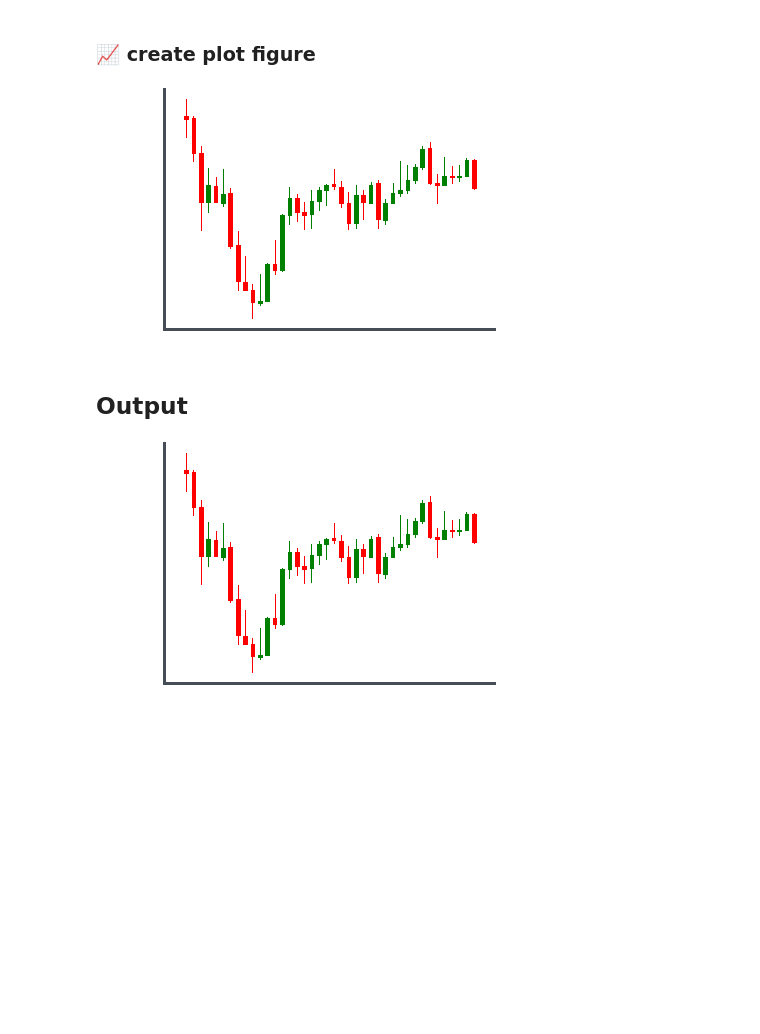
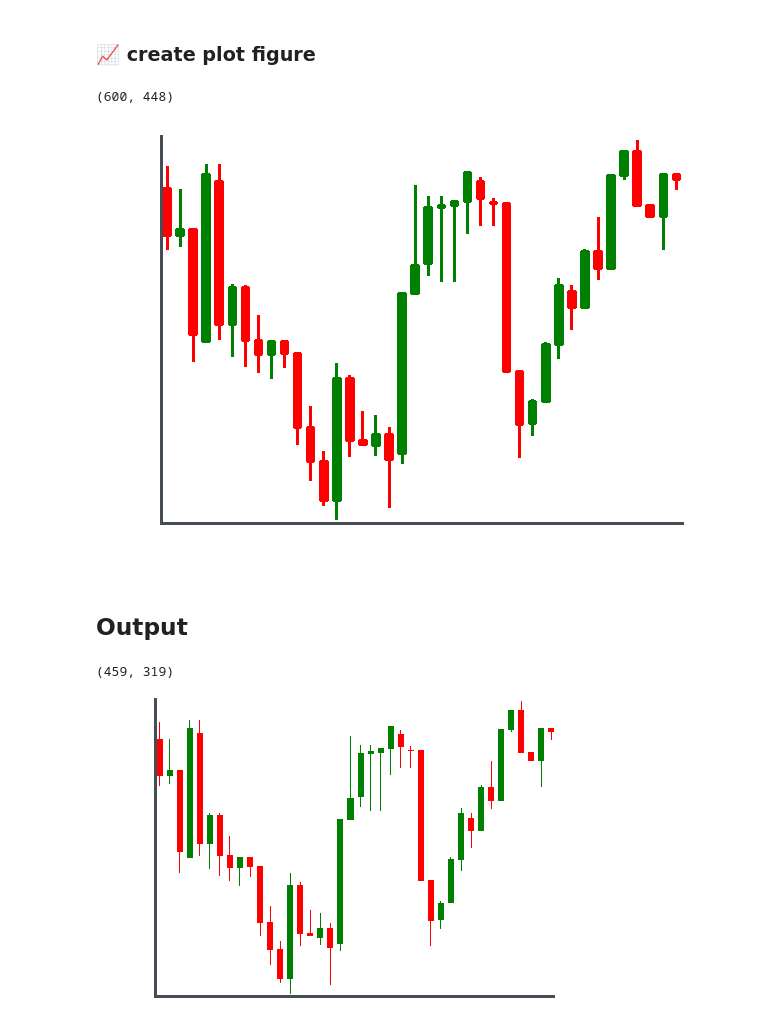
Before and after one commit to donbing/Bitbot, a Jupyter notebook: docs/bitbot_experiments.ipynb, the cells around one changed output. Drawn from its saved outputs; the diff is of its cells as text; code cells hidden in the pictures; blank space fills up the shorter version.

Commit message:
fiddle chart styles

```diff
--- a/docs/bitbot_experiments.ipynb
+++ b/docs/bitbot_experiments.ipynb
@@ -50,13 +50,17 @@ import datetime
 import ccxt
 import numpy as np
 exchange = getattr(ccxt, 'coinbase')()
+
 mkts = exchange.loadMarkets()
 
 import matplotlib.dates as mdates
 import matplotlib.units as munits
 
+candle_width = '1m'
+print(exchange.timeframes)
+
 chart_start = None # (datetime.datetime.now() - datetime.timedelta(days=30)).timestamp() * 1000
-exchange_data = exchange.fetchOHLCV('BTC/USD', '5m', limit=40, since=chart_start)
+exchange_data = exchange.fetchOHLCV('BTC/USD', candle_width, limit=40, since=chart_start)
 # convert candles to dataframe
 import pandas as pd
 df = pd.DataFrame(exchange_data)
@@ -130,7 +135,7 @@ nice_style = {
         "alpha": 1,
     },
     "mavcolors": ("#ad7739", "#a63ab2", "#62b8ba"),
-    "facecolor": "black",
+    "facecolor": "white",
     "gridcolor": "None",
     "gridstyle": "--",
     "y_on_right": False,
@@ -139,7 +144,7 @@ nice_style = {
         "axes.grid.axis": "y",
         "axes.edgecolor": "#474d56",
         "axes.titlecolor": "red",
-        "figure.facecolor": "#161a1e",
+        "figure.facecolor": "white",
         "figure.titlesize": "x-large",
         "figure.titleweight": "semibold",
         "font.family": "sans-serif",
@@ -172,73 +177,50 @@ import matplotlib.dates as mdates
 import matplotlib
 from matplotlib.ticker import EngFormatter
 
-from pandas.plotting import register_matplotlib_converters
-register_matplotlib_converters()
-
-formats = ['%y',          # ticks are mostly years
-           '%b',     # ticks are mostly months
-           '%d',     # ticks are mostly days
-           '%H:%M',  # hrs
-           '%H:%M',  # min
-           '%S.%f', ]  # secs
-# these can be the same, except offset by one level....
-zero_formats = [''] + formats[:-1]
-# ...except for ticks that are mostly hours, then it's nice to have month-day
-zero_formats[3] = '%d-%b'
-offset_formats = ['',
-                  '%Y',
-                  '%b %Y',
-                  '%d %b %Y',
-                  '%d %b %Y',
-                  '%d %b %Y %H:%M', ]
-
-converter = mdates.ConciseDateConverter(
-    formats=formats, zero_formats=zero_formats, offset_formats=offset_formats)
-
 fig, ax = mpf.plot(
     df,
     scale_width_adjustment=dict(volume=0.9, candle=0.8, lines=0.05), # sharpen candle lines
     update_width_config=dict(candle_linewidth=0.6), # sharpen candles, also removes curves :  "thickness of candle edge and its wick"
     returnfig=True,
     type='candle',
+    show_nontrading=True,
     volume=False,
     style=nice_style,
-    #tight_layout=True,
+    tight_layout=True,
     figsize=tuple(dim/display_dpi for dim in display_size),
     xrotation=0,
     tz_localize=False
 )
 
-settings = {
-
-}
-
-fig.autofmt_xdate()
+#fig.autofmt_xdate()
 matplotlib.use('Agg')
 
 ax[1].xaxis.set(
     major_locator = mdates.AutoDateLocator(minticks = 2, maxticks = 3)
 )
 ax[0].yaxis.set(
     major_formatter = EngFormatter(sep='')
 )
 
 for a in ax:
-    #a.set_ylabel("")
-    #a.set_xlabel("")
-    a.margins(0.05, 0.05)
+    a.set_ylabel("")
+    a.set_xlabel("")
+    #a.margins(0.05, 0.05)
     #a.autoscale(enable=True, axis="x", tight=False)
     #a.autoscale(enable=True, axis="y", tight=False)
 
 #fig.autofmt_xdate()
 import io
 from PIL import Image
 with io.BytesIO() as file_stream:
-    fig.savefig(file_stream, bbox_inches='tight')
+    fig.savefig(file_stream, dpi=display_dpi)
     chart_image = Image.open(file_stream)
+    print(chart_image.size)
     chart_image.show()
+plt.close()
 # %% [output]
+(600, 448)
-[figure, old version]
+[figure, new version]
 # %% [markdown]
 ## Output
 # %%
@@ -247,6 +229,8 @@ from PIL import Image
 with io.BytesIO() as file_stream:
     fig.savefig(file_stream, bbox_inches='tight')
     chart_image = Image.open(file_stream)
+    print(chart_image.size)
     chart_image.show()
 # %% [output]
+(459, 319)
-[figure, old version]
+[figure, new version]
```
Also changed, not shown: parts of 2 cells of this notebook, 12 other files.
